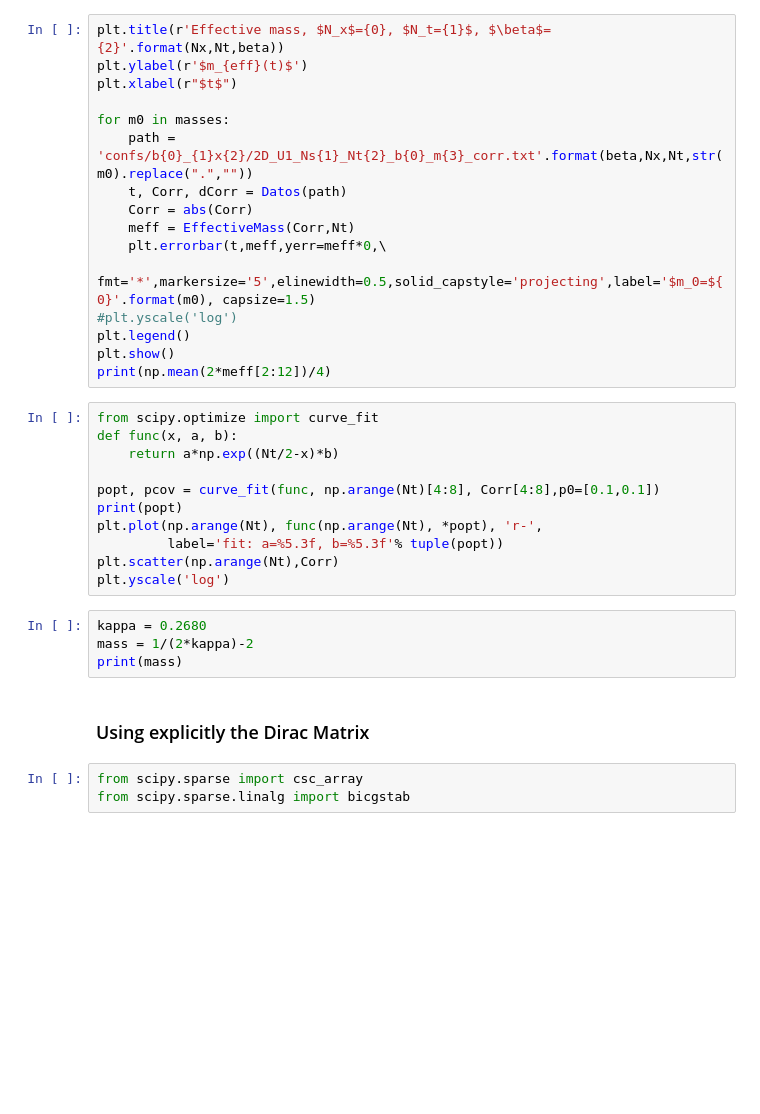
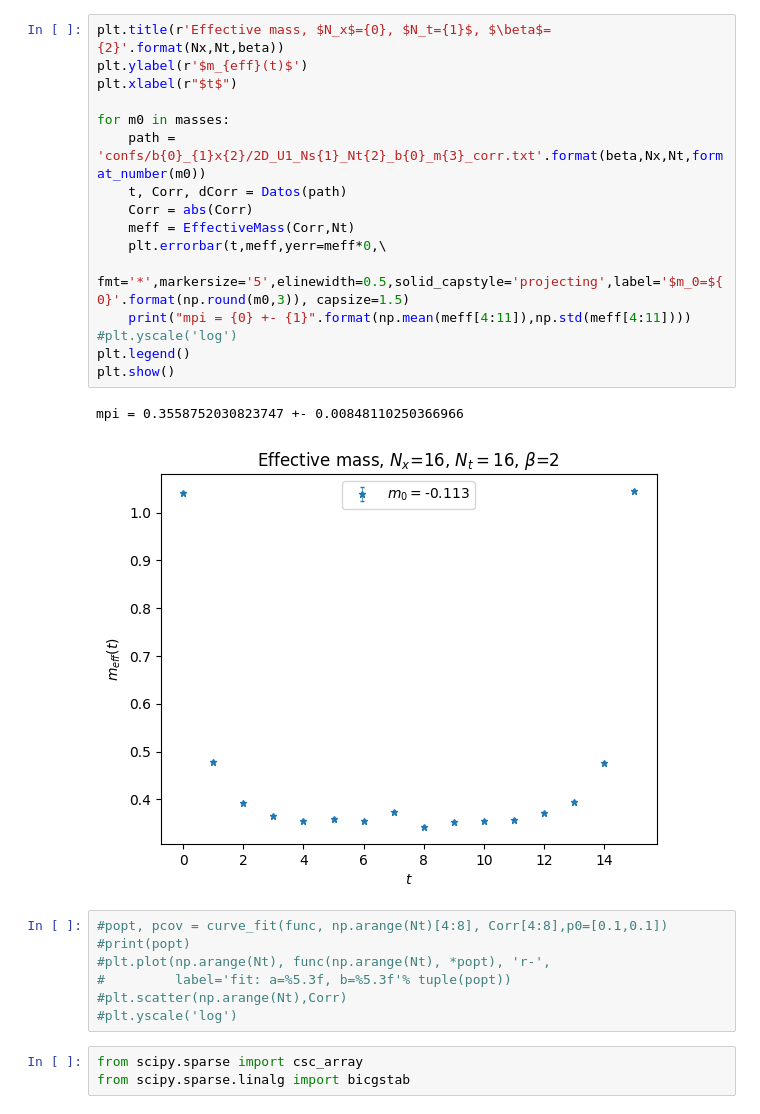
Before and after one commit to Fabian2598/SchwingerModel, a Jupyter notebook: mass_analysis.ipynb, the cells around one changed output. Drawn from its saved outputs; the diff is of its cells as text; blank space fills up the shorter version.

```diff
--- a/mass_analysis.ipynb
+++ b/mass_analysis.ipynb
@@ -54,36 +91,29 @@ for t in range(Nt):
 # %%
 plt.title(r'Effective mass, $N_x$={0}, $N_t={1}$, $\beta$={2}'.format(Nx,Nt,beta))
 plt.ylabel(r'$m_{eff}(t)$')
 plt.xlabel(r"$t$")
 
 for m0 in masses:
-    path = 'confs/b{0}_{1}x{2}/2D_U1_Ns{1}_Nt{2}_b{0}_m{3}_corr.txt'.format(beta,Nx,Nt,str(m0).replace(".",""))
+    path = 'confs/b{0}_{1}x{2}/2D_U1_Ns{1}_Nt{2}_b{0}_m{3}_corr.txt'.format(beta,Nx,Nt,format_number(m0))
     t, Corr, dCorr = Datos(path)
     Corr = abs(Corr)
     meff = EffectiveMass(Corr,Nt)
     plt.errorbar(t,meff,yerr=meff*0,\
-        fmt='*',markersize='5',elinewidth=0.5,solid_capstyle='projecting',label='$m_0=${0}'.format(m0), capsize=1.5)
+        fmt='*',markersize='5',elinewidth=0.5,solid_capstyle='projecting',label='$m_0=${0}'.format(np.round(m0,3)), capsize=1.5)
+    print("mpi = {0} +- {1}".format(np.mean(meff[4:11]),np.std(meff[4:11])))
 #plt.yscale('log')
 plt.legend()
 plt.show()
-print(np.mean(2*meff[2:12])/4)
+# %% [output]
+mpi = 0.3558752030823747 +- 0.00848110250366966
+[figure, added]
 # %%
-from scipy.optimize import curve_fit
-def func(x, a, b):
-    return a*np.exp((Nt/2-x)*b)
-
-popt, pcov = curve_fit(func, np.arange(Nt)[4:8], Corr[4:8],p0=[0.1,0.1])
-print(popt)
-plt.plot(np.arange(Nt), func(np.arange(Nt), *popt), 'r-',
-         label='fit: a=%5.3f, b=%5.3f'% tuple(popt))
-plt.scatter(np.arange(Nt),Corr)
-plt.yscale('log')
+#popt, pcov = curve_fit(func, np.arange(Nt)[4:8], Corr[4:8],p0=[0.1,0.1])
+#print(popt)
+#plt.plot(np.arange(Nt), func(np.arange(Nt), *popt), 'r-',
+#         label='fit: a=%5.3f, b=%5.3f'% tuple(popt))
+#plt.scatter(np.arange(Nt),Corr)
+#plt.yscale('log')
-# %%
-kappa = 0.2680
-mass = 1/(2*kappa)-2
-print(mass)
-# %% [markdown]
-### Using explicitly the Dirac Matrix
 # %%
 from scipy.sparse import csc_array
 from scipy.sparse.linalg import bicgstab
```
Also changed, not shown: parts of 6 cells of this notebook, 19 other files.
